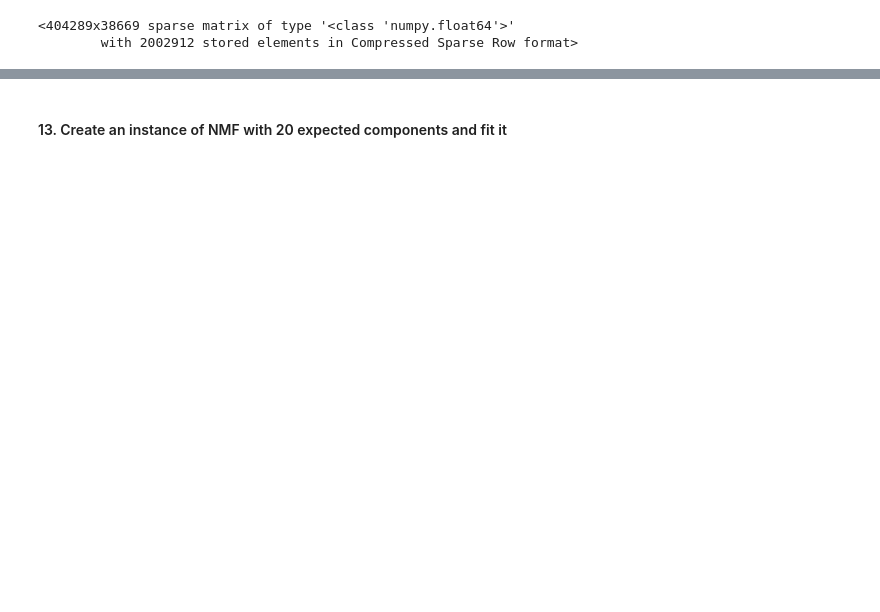
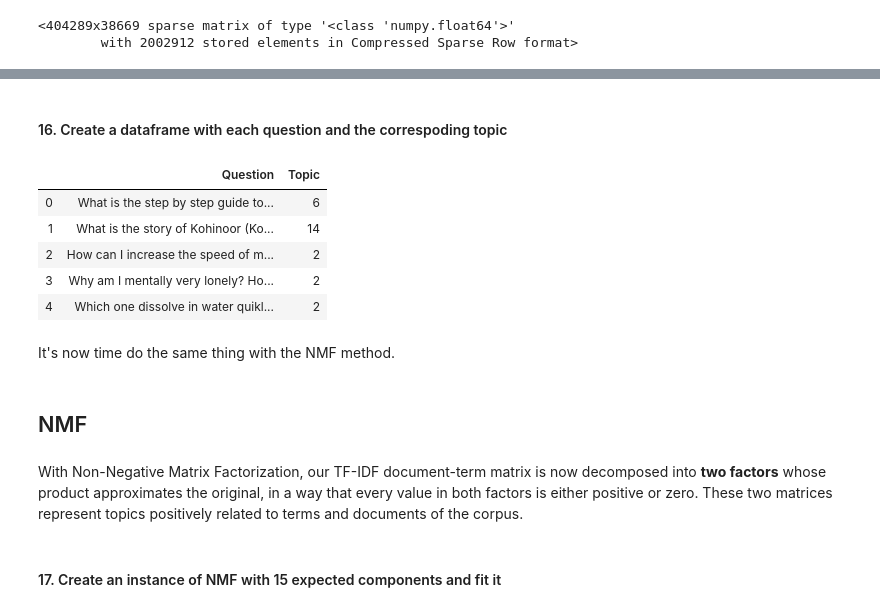
Before and after one commit to j-n-t/natural_language_processing, a Jupyter notebook: Topic Modeling.ipynb, the cells around one changed output, grey strips where cells are left out. Cells and saved outputs as stored; diff of their text form; code cells hidden in the pictures; blank space fills up the shorter version.

```diff
--- a/Topic Modeling.ipynb
+++ b/Topic Modeling.ipynb
@@ -241,5 +367,28 @@ We have now used `TfidfVectorizer` instead of `CountVectorizer` to create our do
+# %% [markdown]
+#### 16. Create a dataframe with each question and the correspoding topic
+# %%
+topic_results = lsa_model.transform(dtm)
+# %%
+quora_lsa = quora.copy()
+# %%
+quora_lsa['Topic'] = topic_results.argmax(axis=1)+1
+# %%
+quora_lsa.head()
+# %% [output]
+|  | Question | Topic |
+| 0 | What is the step by step guide to... | 6 |
+| 1 | What is the story of Kohinoor (Ko... | 14 |
+| 2 | How can I increase the speed of m... | 2 |
+| 3 | Why am I mentally very lonely? Ho... | 2 |
+| 4 | Which one dissolve in water quikl... | 2 |
+# %% [markdown]
+It's now time do the same thing with the NMF method.
+# %% [markdown]
+## NMF
+# %% [markdown]
+With Non-Negative Matrix Factorization, our TF-IDF document-term matrix is now decomposed into **two factors** whose product approximates the original, in a way that every value in both factors is either positive or zero. These two matrices represent topics positively related to terms and documents of the corpus.
 # %% [markdown]
-#### 13. Create an instance of NMF with 20 expected components and fit it
+#### 17. Create an instance of NMF with 15 expected components and fit it
 # %%
 from sklearn.decomposition import NMF
 # %%
```
Also changed, not shown: parts of 43 cells of this notebook.
